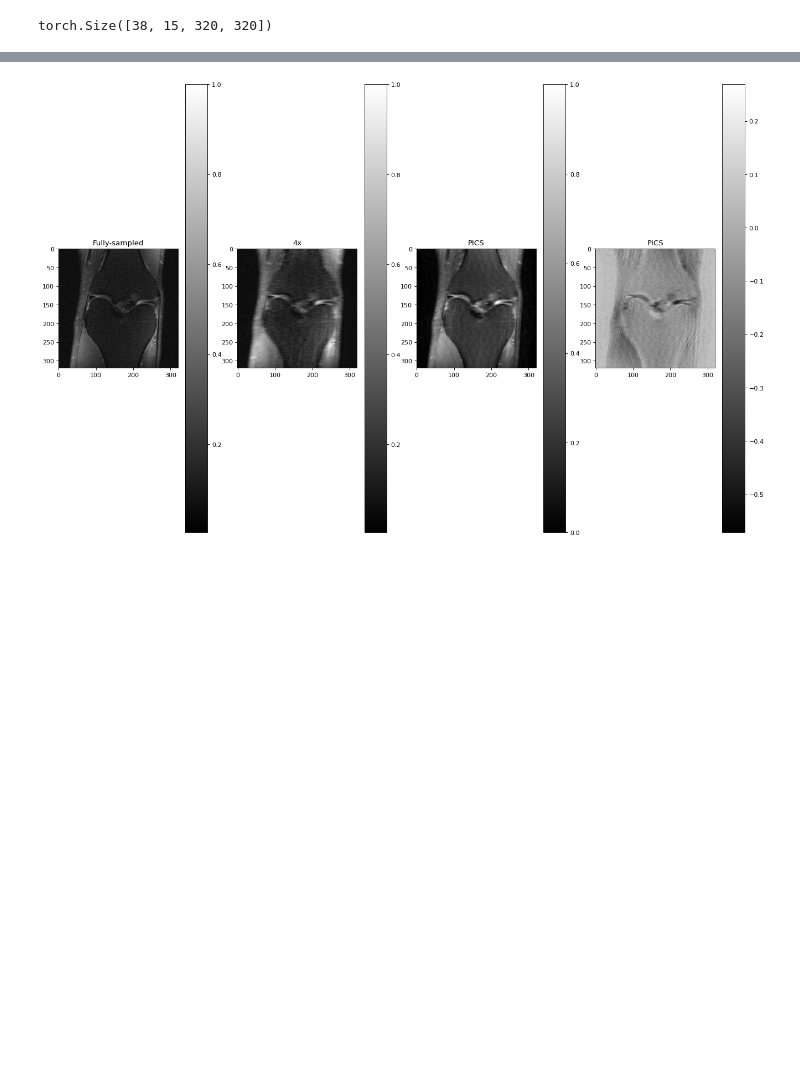
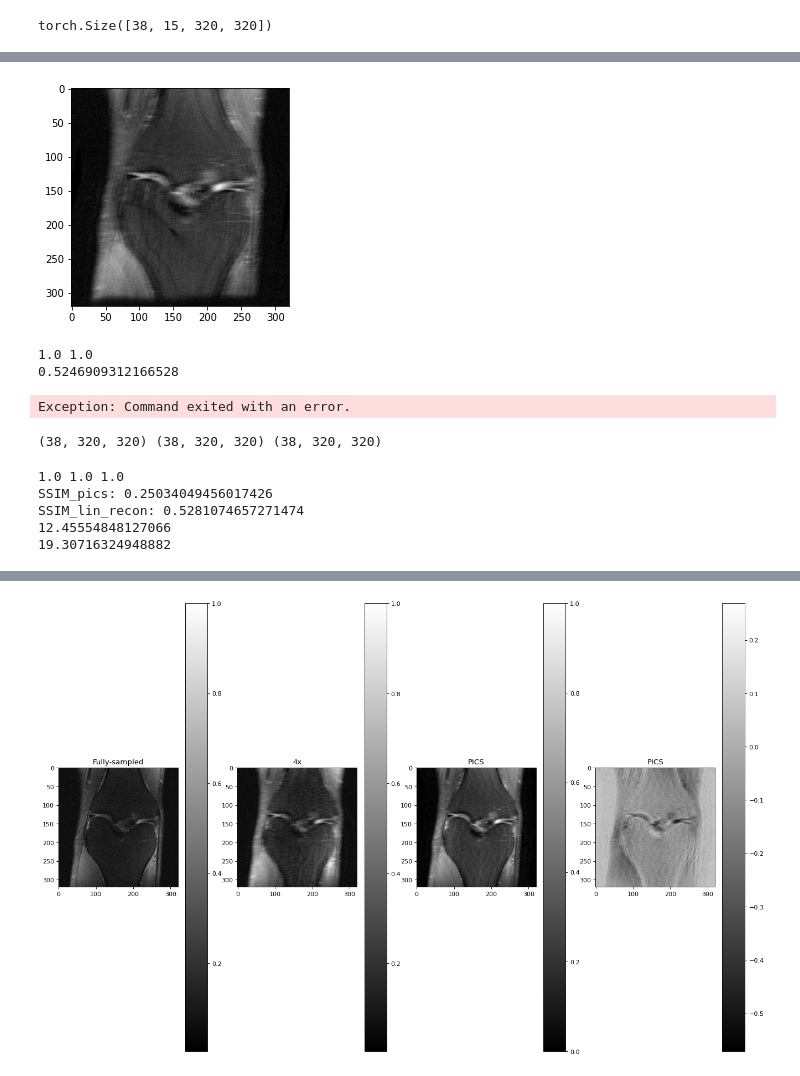
Before and after one commit to Samuel-van-Gurp/fastMRI, a Jupyter notebook: Samuel_notebooks/cs_notebook.ipynb, the cells around one changed output, grey strips where cells are left out. Cells and saved outputs as stored; diff of their text form; code cells hidden in the pictures; blank space fills up the shorter version.

```diff
--- a/Samuel_notebooks/cs_notebook.ipynb
+++ b/Samuel_notebooks/cs_notebook.ipynb
@@ -239,0 +377,62 @@ ValueError: axes don't match array
+# %%
+plt.imshow(pred, cmap='gray')
+plt.show()
+
+from skimage.metrics import peak_signal_noise_ratio, structural_similarity
+
+_target = np.abs(target[slice])
+_target = _target / np.max(np.abs(_target))
+
+_linear_recon = np.abs(linear_recon[slice])
+_linear_recon = _linear_recon / np.max(np.abs(_linear_recon))
+
+print(np.max(_target), np.max(_linear_recon))
+
+SSIM_pics = structural_similarity(_target, _linear_recon, data_range=np.max(_target), multichannel=True)
+print(SSIM_pics)
+# %% [output]
+[figure, added]
+1.0 1.0
+0.5246909312166528
+# %%
+reg_wt = 0.01
+num_iters = 20
+
+pred = np.abs(bart.bart(1, f"pics -d0 -S -R T:7:0:{reg_wt} -i {num_iters}",
+                        np.fft.ifftshift(_masked_kspace, axes=(-3, -2)), sens_maps))
+pred = pred / np.max(np.abs(pred))
+print(np.min(np.abs(pred)), np.max(np.abs(pred)))
+# %% [output]
+Exception: Command exited with an error.
+# %%
+print(target.shape, pred.shape, linear_recon.shape)
+# %% [output]
+(38, 320, 320) (38, 320, 320) (38, 320, 320)
+# %%
+from skimage.metrics import peak_signal_noise_ratio, structural_similarity
+
+_target = np.expand_dims(np.abs(target[slice]), -1)
+_target = _target / np.max(np.abs(_target))
+
+_pred = np.expand_dims(np.abs(pred[slice]), -1)
+_pred = _pred / np.max(np.abs(_pred))
+
+_linear_recon = np.expand_dims(np.abs(linear_recon[slice]), -1)
+_linear_recon = _linear_recon / np.max(np.abs(_linear_recon))
+
+print(np.max(_target), np.max(_pred), np.max(_linear_recon))
+
+SSIM_pics = structural_similarity(_target, _pred, data_range=np.max(_target), multichannel=True)
+SSIM_lin_recon = structural_similarity(_target, _linear_recon, data_range=np.max(_target), multichannel=True)
+
+print('SSIM_pics:',SSIM_pics)
+print('SSIM_lin_recon:', SSIM_lin_recon)
+
+print(peak_signal_noise_ratio(_target, _pred, data_range=np.max(_target)))
+print(peak_signal_noise_ratio(_target, _linear_recon, data_range=np.max(_target)))
+# %% [output]
+1.0 1.0 1.0
+SSIM_pics: 0.25034049456017426
+SSIM_lin_recon: 0.5281074657271474
+12.45554848127066
+19.30716324948882
```
Also changed, not shown: parts of 18 cells of this notebook, 1 other file.
